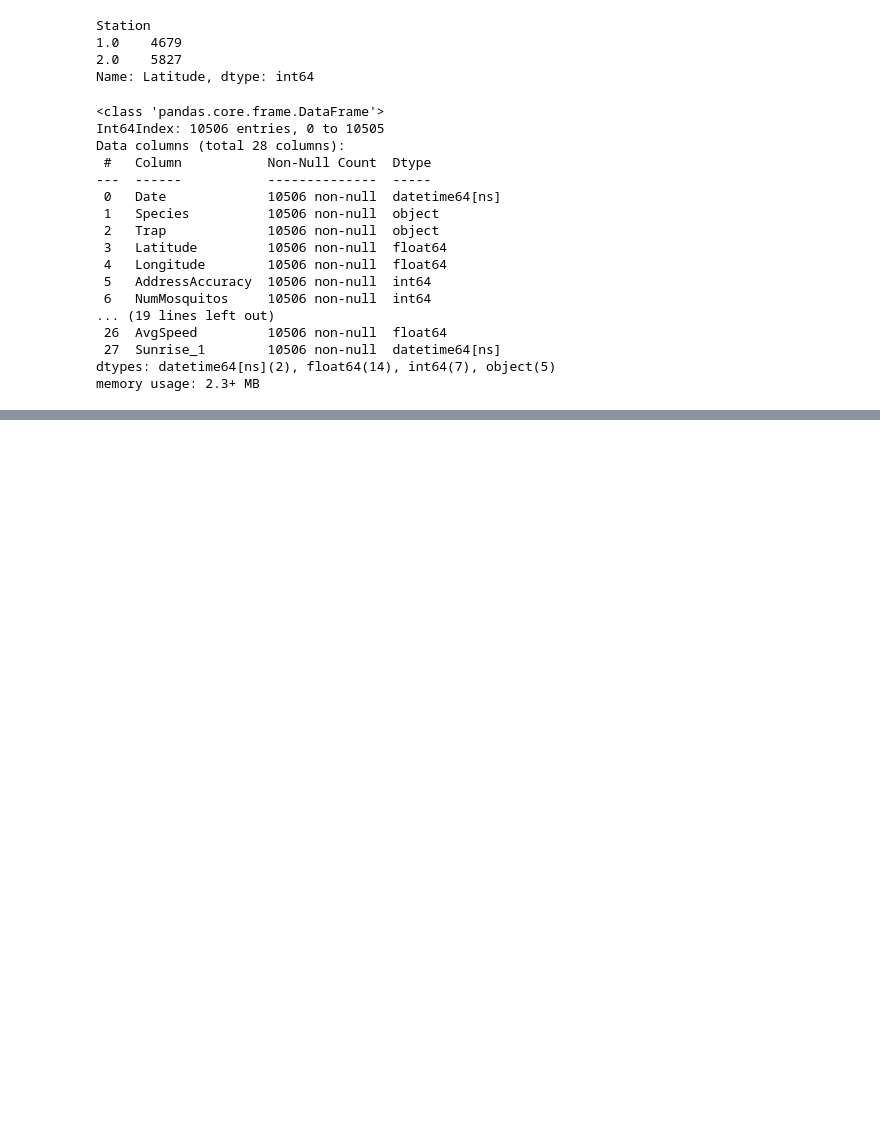
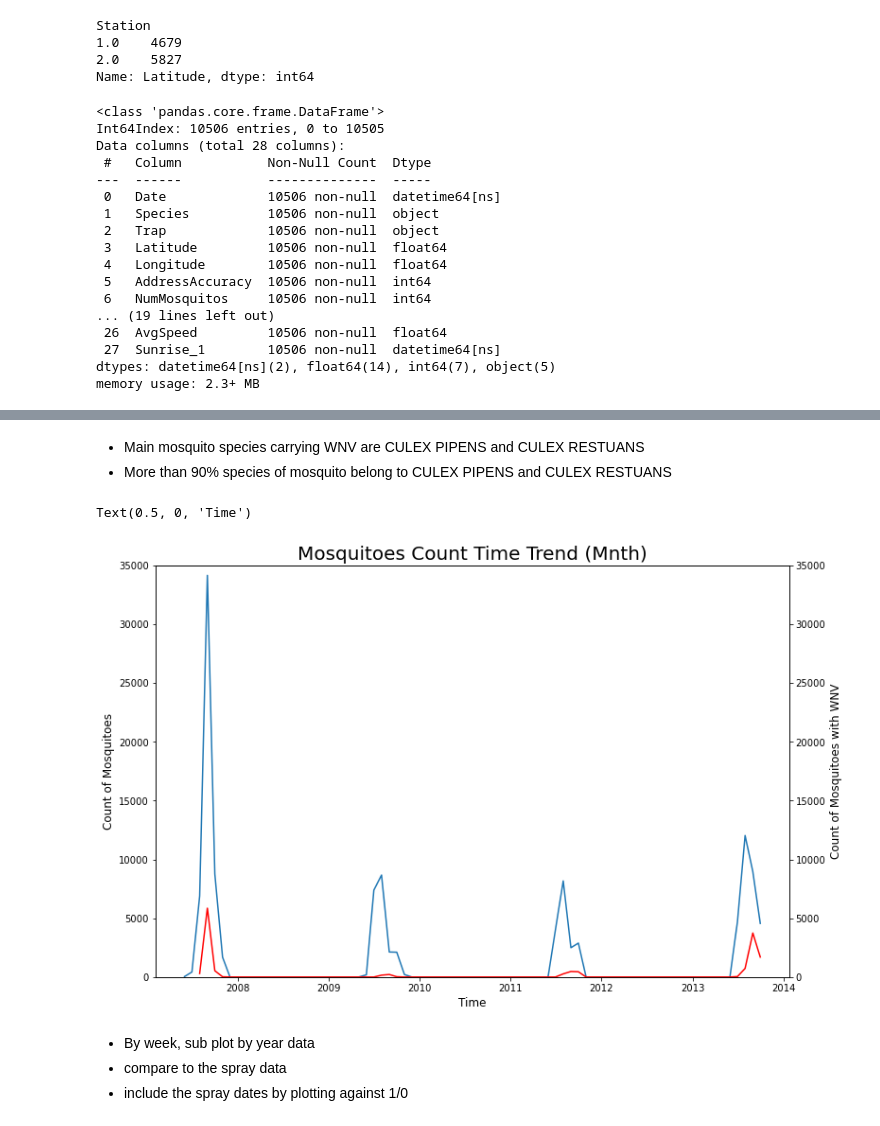
Before and after one commit to eeshawn11/DSI33-Project4, a Jupyter notebook: code/clean_1.ipynb, the cells around one changed output, grey strips where cells are left out. Saved outputs shown, nothing was run; the diff lists cells and outputs as text; code cells hidden in the pictures; blank space fills up the shorter version.

```diff
--- a/code/clean_1.ipynb
+++ b/code/clean_1.ipynb
@@ -1117,0 +800,3 @@ plt.xlabel("Time")
+# %%
+# set datetime column to be the index for df_train_final
+df_train_final.set_index('Date', inplace=True)
@@ -1117,0 +819,6 @@ plt.xlabel("Time")
+# %%
+# for mosquitoes with West Nile Virus (Wnv)
+df_train_final_1 = df_train_final[df_train_final["WnvPresent"]==1]
+df_species_1 = pd.DataFrame(df_train_final_1.groupby("Species").NumMosquitos.sum())
+df_species_1["Wnv"] = "With WNV"
+df_species_1.sort_values("NumMosquitos",ascending = False)
@@ -1117,0 +831,6 @@ plt.xlabel("Time")
+# %%
+# for mosquitoes without West Nile Virus (Wnv)
+df_train_final_0 = df_train_final[df_train_final["WnvPresent"]==0]
+df_species_0 = pd.DataFrame(df_train_final_0.groupby("Species").NumMosquitos.sum())
+df_species_0["Wnv"] = "Without WNV"
+df_species_0.sort_values("NumMosquitos",ascending = False)
@@ -1117,0 +872,26 @@ plt.xlabel("Time")
+# %% [markdown]
+- Main mosquito species carrying WNV are CULEX PIPENS and CULEX RESTUANS
+- More than 90% species of mosquito belong to CULEX PIPENS and CULEX RESTUANS
+# %%
+# number of mosquitoes by month
+df_train_month_0 = df_train_final_0.resample('M').sum()
+df_train_month_1 = df_train_final_1.resample('M').sum()
+# %%
+# Number of mosquitoes time trend (month):
+fig, ax1 = plt.subplots(figsize=(12,8))
+ax1.plot(df_train_month_0['NumMosquitos'])
+ax2 = ax1.twinx()
+ax2.plot(df_train_month_1['NumMosquitos'], color = "red")
+ax1.set_ylim([0, 35000])
+ax2.set_ylim([0, 35000])
+plt.title("Mosquitoes Count Time Trend (Mnth)", fontsize = 20)
+ax1.set_ylabel("Count of Mosquitoes", fontsize = 12)
+ax2.set_ylabel("Count of Mosquitoes with WNV",fontsize = 12)
+ax1.set_xlabel("Time", fontsize = 12)
+# %% [output]
+Text(0.5, 0, 'Time')
+[figure, added]
+# %% [markdown]
+- By week, sub plot by year data
+- compare to the spray data
+- include the spray dates by plotting against 1/0
```
Also changed, not shown: parts of 91 cells of this notebook.
